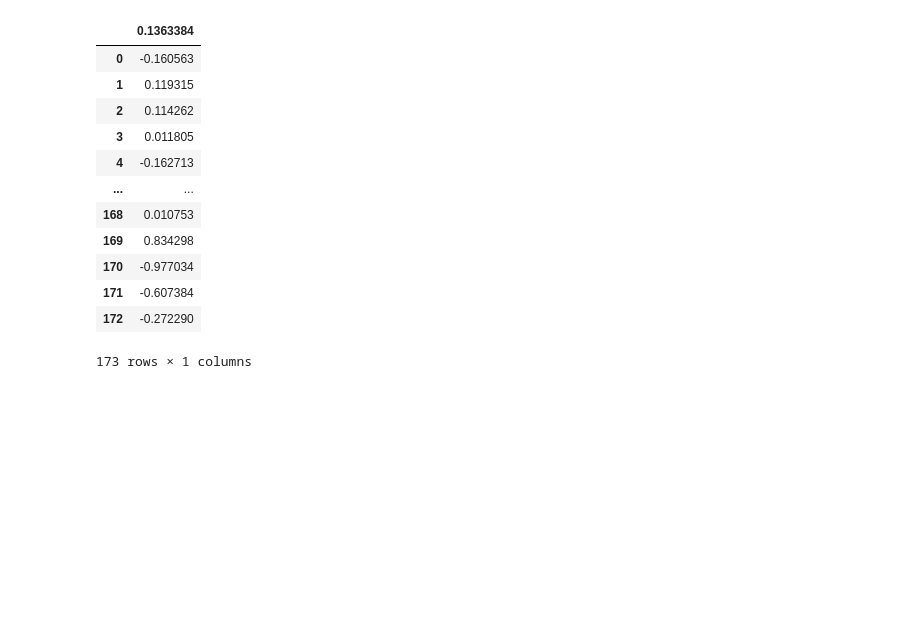
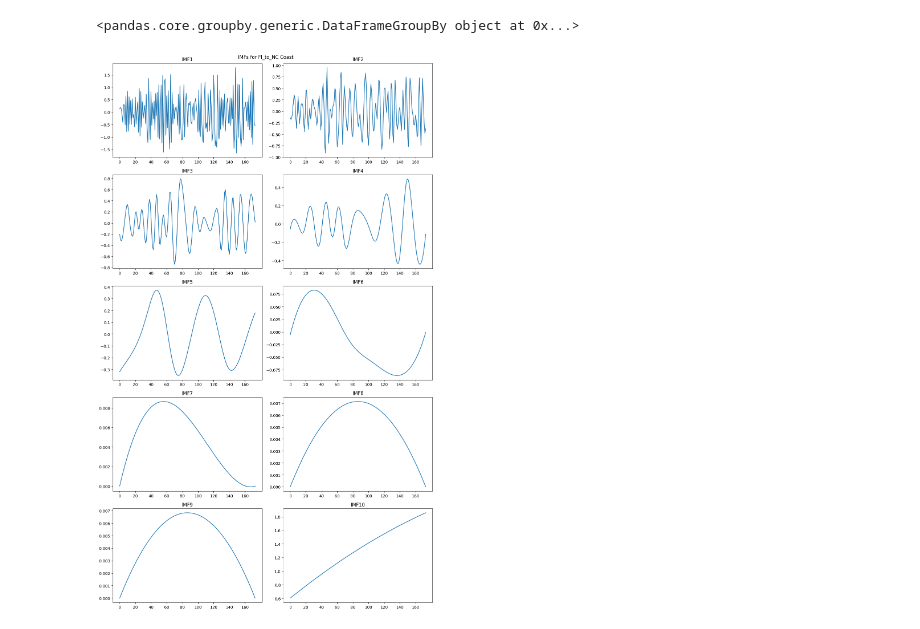
Before and after one commit to EP-Shark/Meteorology-Research-Dr.-Misra-, a Jupyter notebook: Code/Hurdat_EEMD_IMF_analysis.ipynb, the cells around one changed output. Drawn from its saved outputs; the diff is of its cells as text; code cells hidden in the pictures; blank space fills up the shorter version.

Commit message:
IMF plot for Florida to NC coast

```diff
--- a/Code/Hurdat_EEMD_IMF_analysis.ipynb
+++ b/Code/Hurdat_EEMD_IMF_analysis.ipynb
@@ -18,37 +19,39 @@ import os
 
 #Defining the Coasts that are used in file paths#
 coasts = ['Fl_to_NC', "Alabama_Missi", "Texas_lou", "VA_ME"]
-imfs = [f'imf{i}' for i in range(1, 11)]  # imf1 to imf10
 Path = "/Users/epalmer/Meteorology-Research-Dr.-Misra-/Data/IMFs/ethan/"
+imfs = [f'imf{i}' for i in range(1,11)]
 
-# Initialize an empty list to hold dataframes
-all_data = []
+## Reading in the Data ##
+all_imfs_list = [] #Creating an empty list to hold every IMF dataframe for each coast
+for coast in coasts: #For loop to go through each coast
+    for imf in imfs: # Nested for loop to go through each IMF in the imfs list
+        df = pd.read_csv(f'{Path}{imf}_{coast}.txt', header=None, names=['value']) # Reading in the IMF data into a dataframe
+        df['coast'] = coast # Adding a column in the dataframe for each coast to easily identify which IMF belongs to each coast
+        df['imf'] = imf # Adding a column in the dataframe to easily identify which IMF the values belong to
+        df['year'] = np.arange(1851, 2025)
+        all_imfs_list.append(df) #appending each IMF dataframe to the all_imfs_list list
+all_imfs_df = pd.concat(all_imfs_list, ignore_index=True)  #concatenating all the dataframes into one MASSIVE dataframe to be used for later analysis
 
-for coast in coasts:
-    for imf in imfs:
-        file_path = f'{Path}{imf}_{coast}.txt'
-        if os.path.exists(file_path):
-            df = pd.read_csv(file_path, header=None, names=['value'])
-            df['coast'] = coast
-            df['imf'] = imf
-            df['time_index'] = df.index  # Assuming rows are time steps
-            all_data.append(df)
-
-# Concatenate all dataframes into one large dataframe
-large_df = pd.concat(all_data, ignore_index=True)
-
-large_df
+## Making index the coast name
+#all_imfs_df.set_index(['coast'], inplace=True)
+all_imfs_df.groupby(['coast', 'year'])
 # %% [output]
-|  | 0.1363384 |
-| 0 | -0.160563 |
-| 1 | 0.119315 |
-| 2 | 0.114262 |
-| 3 | 0.011805 |
-| 4 | -0.162713 |
-| ... | ... |
-| 168 | 0.010753 |
-| 169 | 0.834298 |
-| 170 | -0.977034 |
-| 171 | -0.607384 |
-| 172 | -0.272290 |
-173 rows × 1 columns
+<pandas.core.groupby.generic.DataFrameGroupBy object at 0x...>
+# %%
+# Making IMF Plots (Starting with just one coast) #
+fig, axes = plt.subplots(nrows=5 , ncols=2, figsize = (12, 20))
+all_imfs_df['t_index'] = all_imfs_df['year'] - all_imfs_df['year'].min() #Creating a time index starting at 0
+coast = 'Fl_to_NC'
+# For Loop to iterate through each IMF and plot them
+for i, imf in enumerate(imfs):
+    imf_data = all_imfs_df[(all_imfs_df['coast'] == coast) & (all_imfs_df['imf'] == imf)]
+    imf_data.plot(x = 't_index', y = 'value', ax = axes.flat[i], legend = False)
+    axes.flat[i].set_title(f'IMF{i+1}')
+# Adjusting layout aswell as x an y labels and ticks
+    axes.flat[i].set_xlabel("") #Removing x label from each subplot
+    axes.flat[i].set_xticks(np.arange(0,175, 20)) #X ticks from 0 to 175 every 20 years
+plt.suptitle(f'IMFs for {coast} Coast')
+plt.tight_layout()
+# %% [output]
+[figure, added]
```
Also changed, not shown: parts of 1 cell of this notebook.
